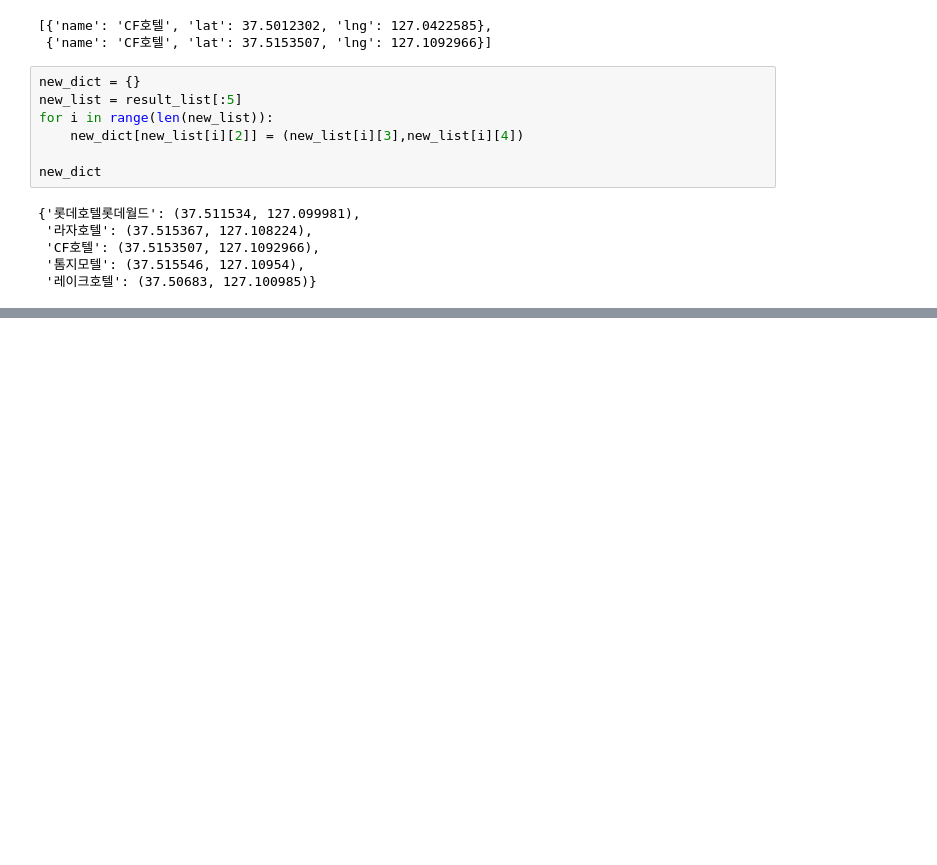
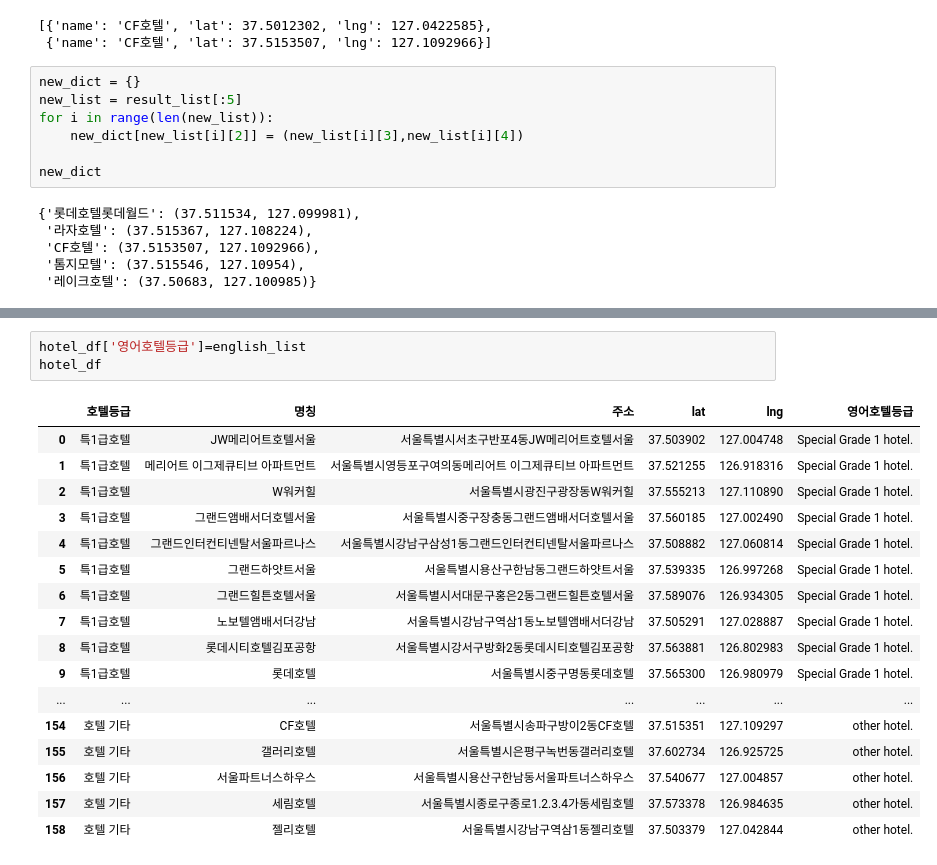
Before and after one commit to dwookangaroo/bigdata-final, a Jupyter notebook: translation.ipynb, the cells around one changed output, grey strips where cells are left out. Cells and saved outputs as stored; diff of their text form; blank space fills up the shorter version.

```diff
--- a/translation.ipynb
+++ b/translation.ipynb
@@ -454,0 +434,21 @@ new_dict
+# %%
+hotel_df['영어호텔등급']=english_list
+hotel_df
+# %% [output]
+|  | 호텔등급 | 명칭 | 주소 | lat | lng | 영어호텔등급 |
+| 0 | 특1급호텔 | JW메리어트호텔서울 | 서울특별시서초구반포4동JW메리어트호텔서울 | 37.503902 | 127.004748 | Special Grade 1 hotel. |
+| 1 | 특1급호텔 | 메리어트 이그제큐티브 아파트먼트 | 서울특별시영등포구여의동메리어트 이그제큐티브 아파트먼트 | 37.521255 | 126.918316 | Special Grade 1 hotel. |
+| 2 | 특1급호텔 | W워커힐 | 서울특별시광진구광장동W워커힐 | 37.555213 | 127.110890 | Special Grade 1 hotel. |
+| 3 | 특1급호텔 | 그랜드앰배서더호텔서울 | 서울특별시중구장충동그랜드앰배서더호텔서울 | 37.560185 | 127.002490 | Special Grade 1 hotel. |
+| 4 | 특1급호텔 | 그랜드인터컨티넨탈서울파르나스 | 서울특별시강남구삼성1동그랜드인터컨티넨탈서울파르나스 | 37.508882 | 127.060814 | Special Grade 1 hotel. |
+| 5 | 특1급호텔 | 그랜드하얏트서울 | 서울특별시용산구한남동그랜드하얏트서울 | 37.539335 | 126.997268 | Special Grade 1 hotel. |
+| 6 | 특1급호텔 | 그랜드힐튼호텔서울 | 서울특별시서대문구홍은2동그랜드힐튼호텔서울 | 37.589076 | 126.934305 | Special Grade 1 hotel. |
+| 7 | 특1급호텔 | 노보텔앰배서더강남 | 서울특별시강남구역삼1동노보텔앰배서더강남 | 37.505291 | 127.028887 | Special Grade 1 hotel. |
+| 8 | 특1급호텔 | 롯데시티호텔김포공항 | 서울특별시강서구방화2동롯데시티호텔김포공항 | 37.563881 | 126.802983 | Special Grade 1 hotel. |
+| 9 | 특1급호텔 | 롯데호텔 | 서울특별시중구명동롯데호텔 | 37.565300 | 126.980979 | Special Grade 1 hotel. |
+| ... | ... | ... | ... | ... | ... | ... |
+| 154 | 호텔 기타 | CF호텔 | 서울특별시송파구방이2동CF호텔 | 37.515351 | 127.109297 | other hotel. |
+| 155 | 호텔 기타 | 갤러리호텔 | 서울특별시은평구녹번동갤러리호텔 | 37.602734 | 126.925725 | other hotel. |
+| 156 | 호텔 기타 | 서울파트너스하우스 | 서울특별시용산구한남동서울파트너스하우스 | 37.540677 | 127.004857 | other hotel. |
+| 157 | 호텔 기타 | 세림호텔 | 서울특별시종로구종로1.2.3.4가동세림호텔 | 37.573378 | 126.984635 | other hotel. |
+| 158 | 호텔 기타 | 젤리호텔 | 서울특별시강남구역삼1동젤리호텔 | 37.503379 | 127.042844 | other hotel. |
```
Also changed, not shown: parts of 43 cells of this notebook, 1 other file.
